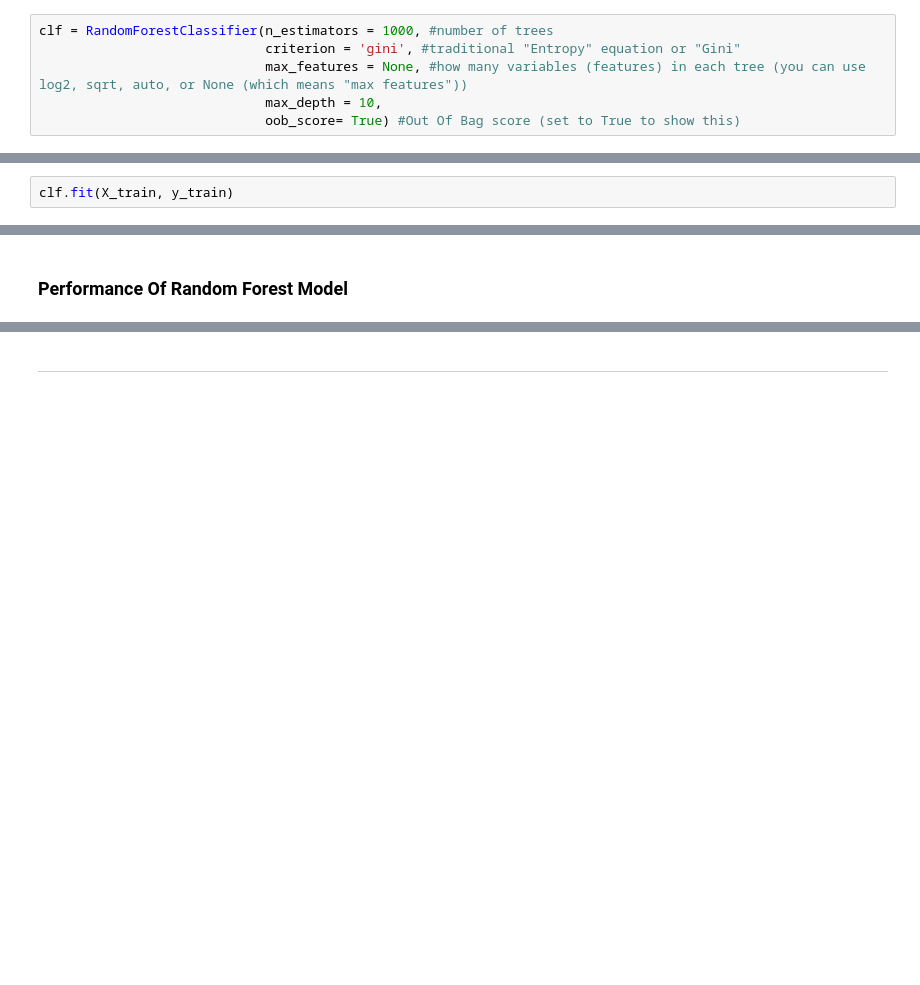
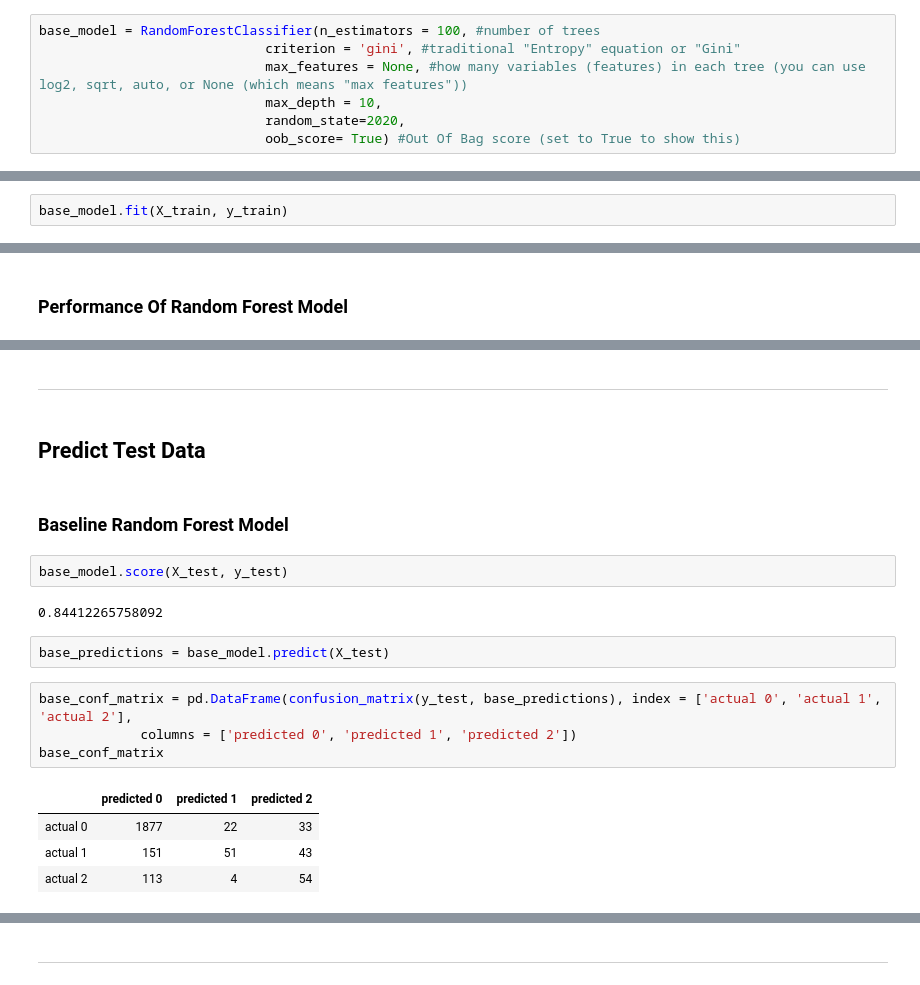
Before and after one commit to alexwcheng/fintech-retweetability, a Jupyter notebook: Jupyter_Notebooks/Twitter Modeling.ipynb, the cells around one changed output, grey strips where cells are left out. Cells and saved outputs as stored; diff of their text form; blank space fills up the shorter version.

```diff
--- a/Jupyter_Notebooks/Twitter Modeling.ipynb
+++ b/Jupyter_Notebooks/Twitter Modeling.ipynb
@@ -49,15 +49,16 @@ ___
 # %% [markdown]
 ### Instantiate Random Forest Classifier
 # %%
-clf = RandomForestClassifier(n_estimators = 1000, #number of trees
+base_model = RandomForestClassifier(n_estimators = 100, #number of trees
                              criterion = 'gini', #traditional "Entropy" equation or "Gini"
                              max_features = None, #how many variables (features) in each tree (you can use log2, sqrt, auto, or None (which means "max features"))
                              max_depth = 10,
+                             random_state=2020,
                              oob_score= True) #Out Of Bag score (set to True to show this)
 # %% [markdown]
 ### Fit Classifier To Training Data
 # %%
-clf.fit(X_train, y_train)
+base_model.fit(X_train, y_train)
 # %% [output]
 RandomForestClassifier(bootstrap=True, ccp_alpha=0.0, class_weight=None,
                        criterion='gini', max_depth=10, max_features=None,
@@ -79,0 +286,21 @@ clf.score(X_train, y_train)
+# %% [markdown]
+___
+# %% [markdown]
+## Predict Test Data
+# %% [markdown]
+### Baseline Random Forest Model
+# %%
+base_model.score(X_test, y_test)
+# %% [output]
+0.84412265758092
+# %%
+base_predictions = base_model.predict(X_test)
+# %%
+base_conf_matrix = pd.DataFrame(confusion_matrix(y_test, base_predictions), index = ['actual 0', 'actual 1', 'actual 2'],
+             columns = ['predicted 0', 'predicted 1', 'predicted 2'])
+base_conf_matrix
+# %% [output]
+|  | predicted 0 | predicted 1 | predicted 2 |
+| actual 0 | 1877 | 22 | 33 |
+| actual 1 | 151 | 51 | 43 |
+| actual 2 | 113 | 4 | 54 |
```
Also changed, not shown: parts of 63 cells of this notebook, 2 other files.
